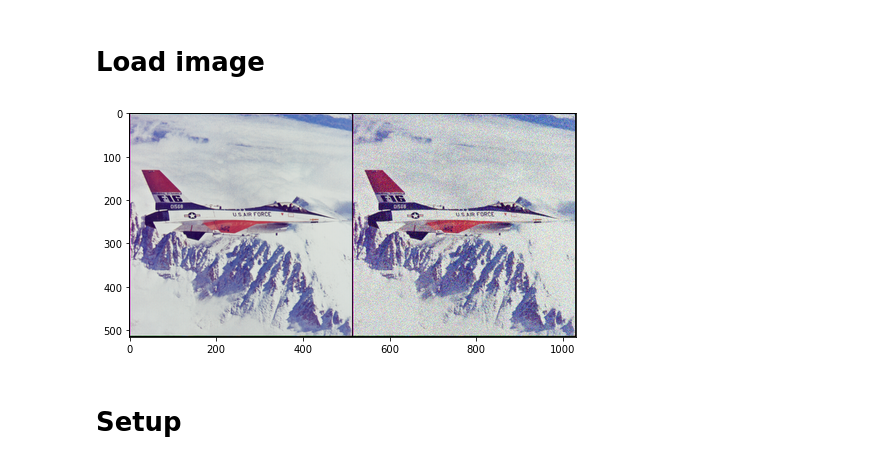
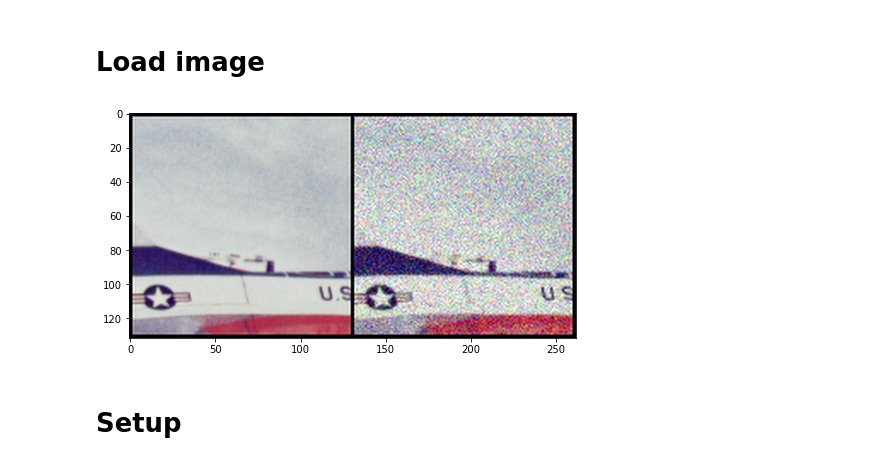
Before and after one commit to Zhu-Ruicong/deep-image-prior, a Jupyter notebook: denoising.ipynb, the cells around one changed output. Saved outputs shown, nothing was run; the diff lists cells and outputs as text; code cells hidden in the pictures.

```diff
--- a/denoising.ipynb
+++ b/denoising.ipynb
@@ -50,28 +50,29 @@ fname = 'data/denoising/F16_GT.png'
 # %%
 if fname == 'data/denoising/snail.jpg':
     img_noisy_pil = crop_image(get_image(fname, imsize)[0], d=32)
     img_noisy_np = pil_to_np(img_noisy_pil)
 
     # As we don't have ground truth
     img_pil = img_noisy_pil
     img_np = img_noisy_np
 
     if PLOT:
         plot_image_grid([img_np], 4, 5);
 
 elif fname == 'data/denoising/F16_GT.png':
     # Add synthetic noise
     img_pil = crop_image(get_image(fname, imsize)[0], d=32)
+    img_pil = img_pil.crop([128,128,256,256])
     img_np = pil_to_np(img_pil)
 
     img_noisy_pil, img_noisy_np = get_noisy_image(img_np, sigma_)
 
     if PLOT:
         plot_image_grid([img_np, img_noisy_np], 4, 6);
 else:
     assert False
 # %% [output]
-[figure, old version]
+[figure, new version]
 # %% [markdown]
 # Setup
 # %%
```
Also changed, not shown: parts of 2 cells of this notebook, 2 other files.
